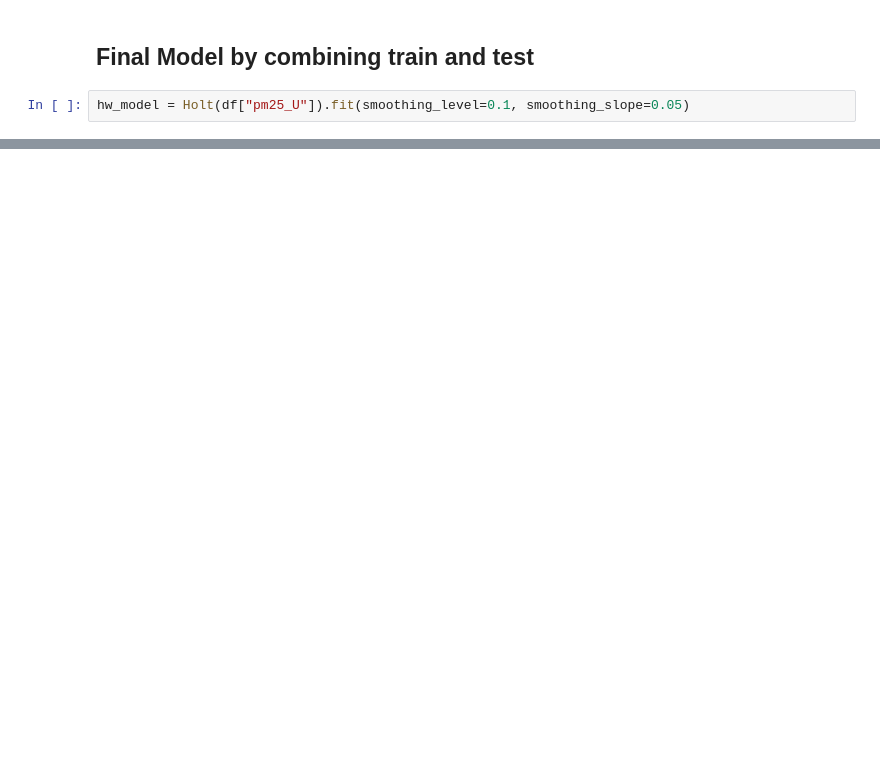
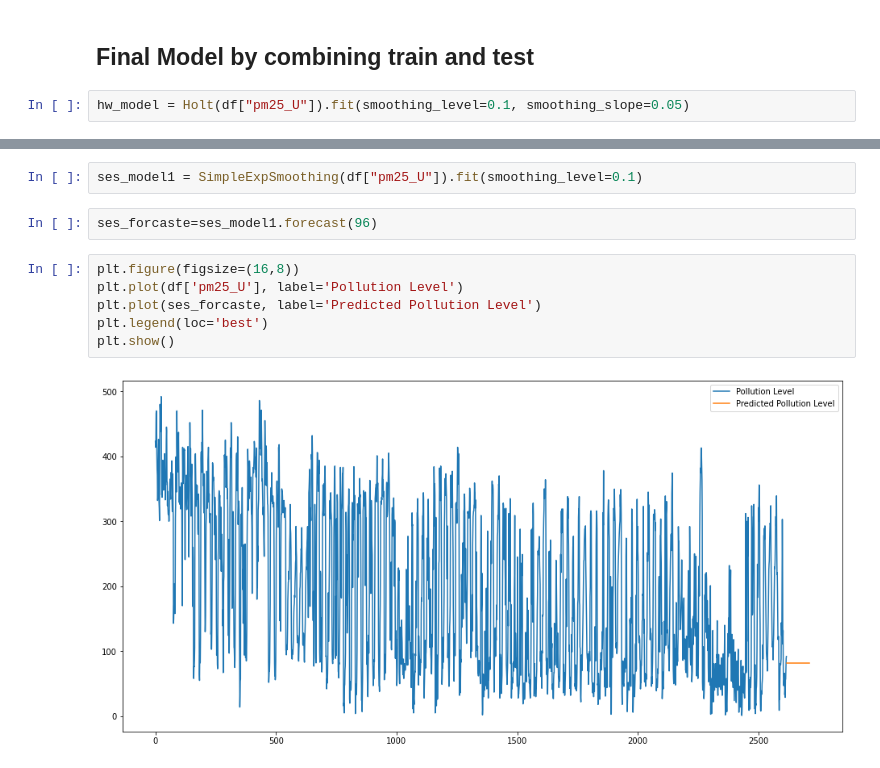
Before and after one commit to Gopizone/DataScience, a Jupyter notebook: Forecasting_Data_Driven_Models(Delhi).ipynb, the cells around one changed output, grey strips where cells are left out. Saved outputs shown, nothing was run; the diff lists cells and outputs as text; blank space fills up the shorter version.

```diff
--- a/Forecasting_Data_Driven_Models(Delhi).ipynb
+++ b/Forecasting_Data_Driven_Models(Delhi).ipynb
@@ -296,0 +321,12 @@ dtype: float64
+# %%
+ses_model1 = SimpleExpSmoothing(df["pm25_U"]).fit(smoothing_level=0.1)
+# %%
+ses_forcaste=ses_model1.forecast(96)
+# %%
+plt.figure(figsize=(16,8))
+plt.plot(df['pm25_U'], label='Pollution Level')
+plt.plot(ses_forcaste, label='Predicted Pollution Level')
+plt.legend(loc='best')
+plt.show()
+# %% [output]
+[figure, added]
```
Also changed, not shown: parts of 14 cells of this notebook.
